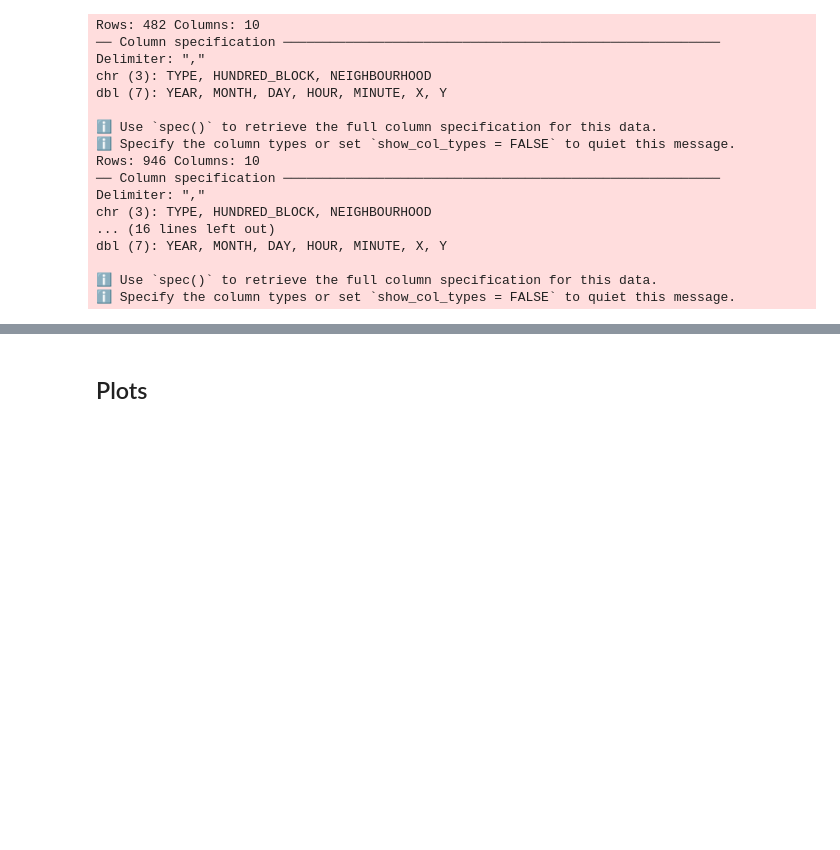
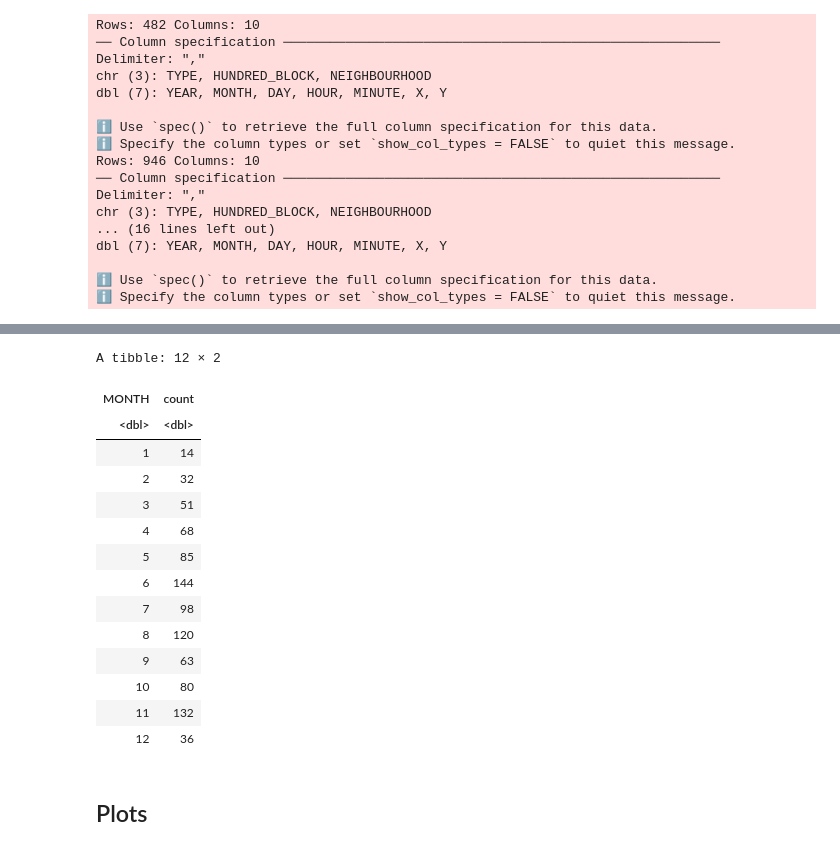
Before and after one commit to Carson-Lu/stat201project-Group27, a Jupyter notebook: proposal.ipynb, the cells around one changed output, grey strips where cells are left out. Drawn from its saved outputs; the diff is of its cells as text; code cells hidden in the pictures; blank space fills up the shorter version.

```diff
--- a/proposal.ipynb
+++ b/proposal.ipynb
@@ -89,3 +145,25 @@ A tibble: 6 × 10
+# %%
+monthly_average_crimes <- violent_crimes |> #counting monthly crimes in both the neighbourhoods
+group_by(MONTH) |>
+summarise(count = sum(MONTH))
+
+monthly_average_crimes
+# %% [output]
+A tibble: 12 × 2
+| MONTH | count |
+| <dbl> | <dbl> |
+| 1 | 14 |
+| 2 | 32 |
+| 3 | 51 |
+| 4 | 68 |
+| 5 | 85 |
+| 6 | 144 |
+| 7 | 98 |
+| 8 | 120 |
+| 9 | 63 |
+| 10 | 80 |
+| 11 | 132 |
+| 12 | 36 |
 # %% [markdown]
 ## Plots
 # %% [markdown]
```
Also changed, not shown: parts of 8 cells of this notebook.
